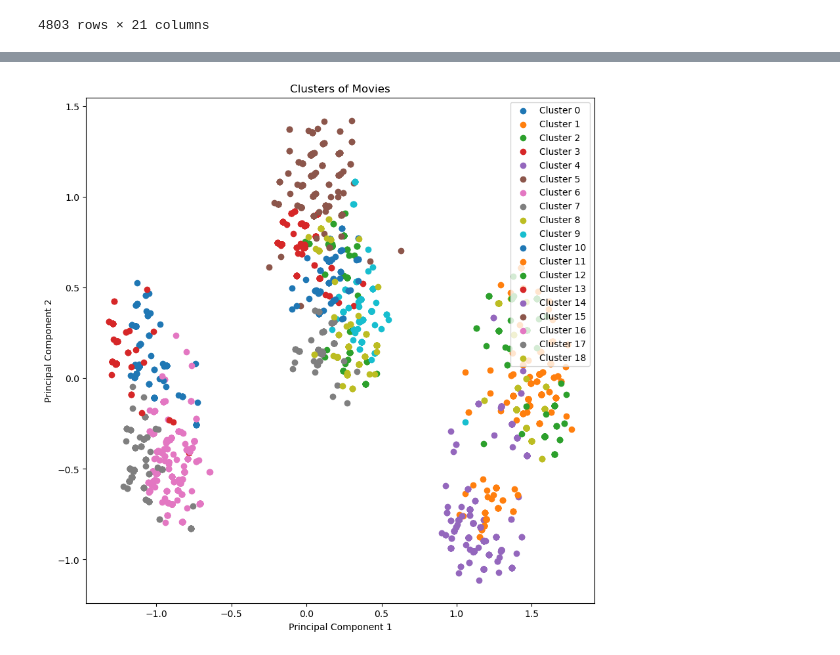
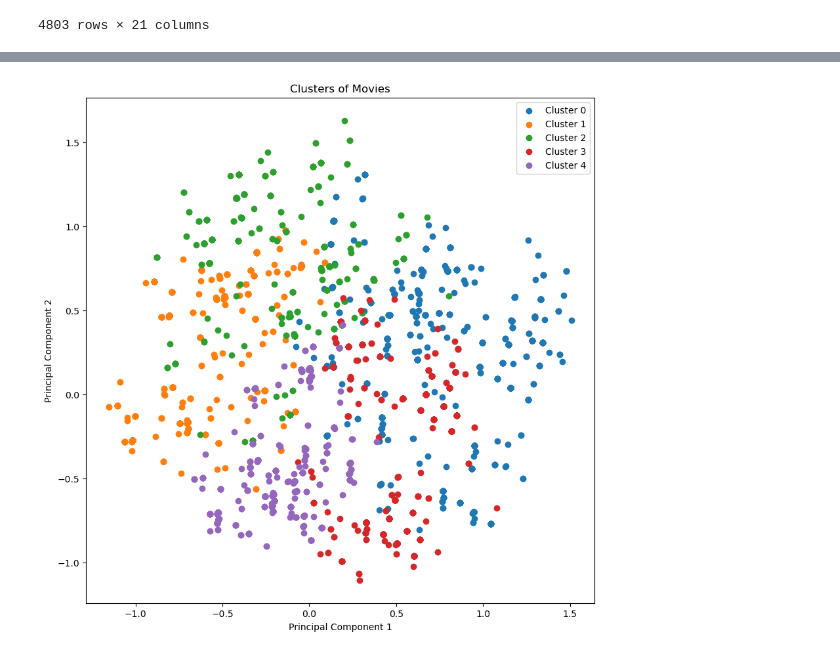
Before and after one commit to Jason3N/boxd.ai, a Jupyter notebook: ml-model/pookie.ipynb, the cells around one changed output, grey strips where cells are left out. Drawn from its saved outputs; the diff is of its cells as text; code cells hidden in the pictures.

Commit message:
updated cluster with elbow method

```diff
--- a/ml-model/pookie.ipynb
+++ b/ml-model/pookie.ipynb
@@ -132,0 +100,35 @@ Recommended movies for 'Action': ['Battleship', 'Jurassic World', 'Skyfall', 'X-
+# %%
+import pandas as pd
+from sklearn.cluster import KMeans
+
+# Assuming df_films_onehot is a pre-defined DataFrame
+df = df_films_onehot
+
+# Extract features for clustering (exclude the 'original_title' column)
+features = df.drop(['original_title'], axis=1)
+
+# Define the number of clusters
+num_clusters = 5
+
+# Apply KMeans clustering
+kmeans = KMeans(n_clusters=num_clusters, random_state=42)  # setting random_state for reproducibility
+df['cluster'] = kmeans.fit_predict(features)
+
+# Display original_title and assigned cluster for each movie
+print(df[['original_title', 'cluster']])
+
+# Function to recommend movies based on genre and clustering
+def recommend_movies(genre, dataframe):
+    # Find the most common cluster among the specified genre movies
+    genre_cluster = dataframe[dataframe[genre] == 1]['cluster'].mode()[0]
+
+    # Extract recommended movies from the most common cluster with the specified genre
+    recommended_movies = dataframe[(dataframe['cluster'] == genre_cluster) & (dataframe[genre] == 1)]['original_title']
+
+    return recommended_movies.tolist()
+
+# Recommend action movies
+action_recommendations = recommend_movies('Action', df)
+drama_recommendations = recommend_movies('Drama', df)
+print("Recommended movies for 'Action':", action_recommendations)
+print("Recommended movies for 'Drama':", drama_recommendations)
@@ -133,22 +151,22 @@ Recommended movies for 'Action': ['Battleship', 'Jurassic World', 'Skyfall', 'X-
 # %%
 import matplotlib.pyplot as plt
 from sklearn.decomposition import PCA
 
 # Reduce dimensions to 2D for visualization
 pca = PCA(n_components=2)
 reduced_features = pca.fit_transform(X)
 
 # Scatter plot for each cluster
 plt.figure(figsize=(10, 10))
 
-for cluster_num in range(19):  # assuming you used 19 clusters
+for cluster_num in range(5):  # assuming you used 19 clusters
     members = reduced_features[df['cluster'] == cluster_num]
     plt.scatter(members[:, 0], members[:, 1], label=f'Cluster {cluster_num}')
 
 plt.title('Clusters of Movies')
 plt.xlabel('Principal Component 1')
 plt.ylabel('Principal Component 2')
 plt.legend()
 plt.show()
 # %% [output]
-[figure, old version]
+[figure, new version]
```
Also changed, not shown: parts of 2 cells of this notebook.
